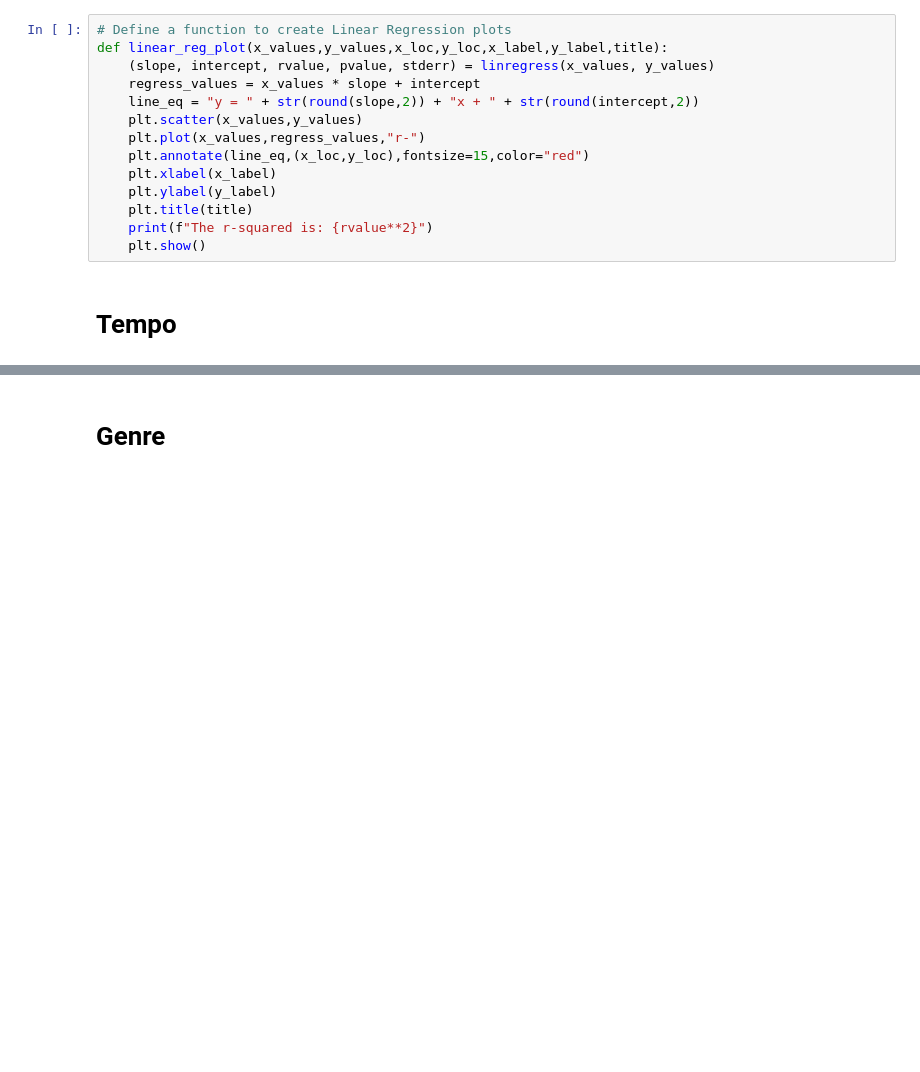
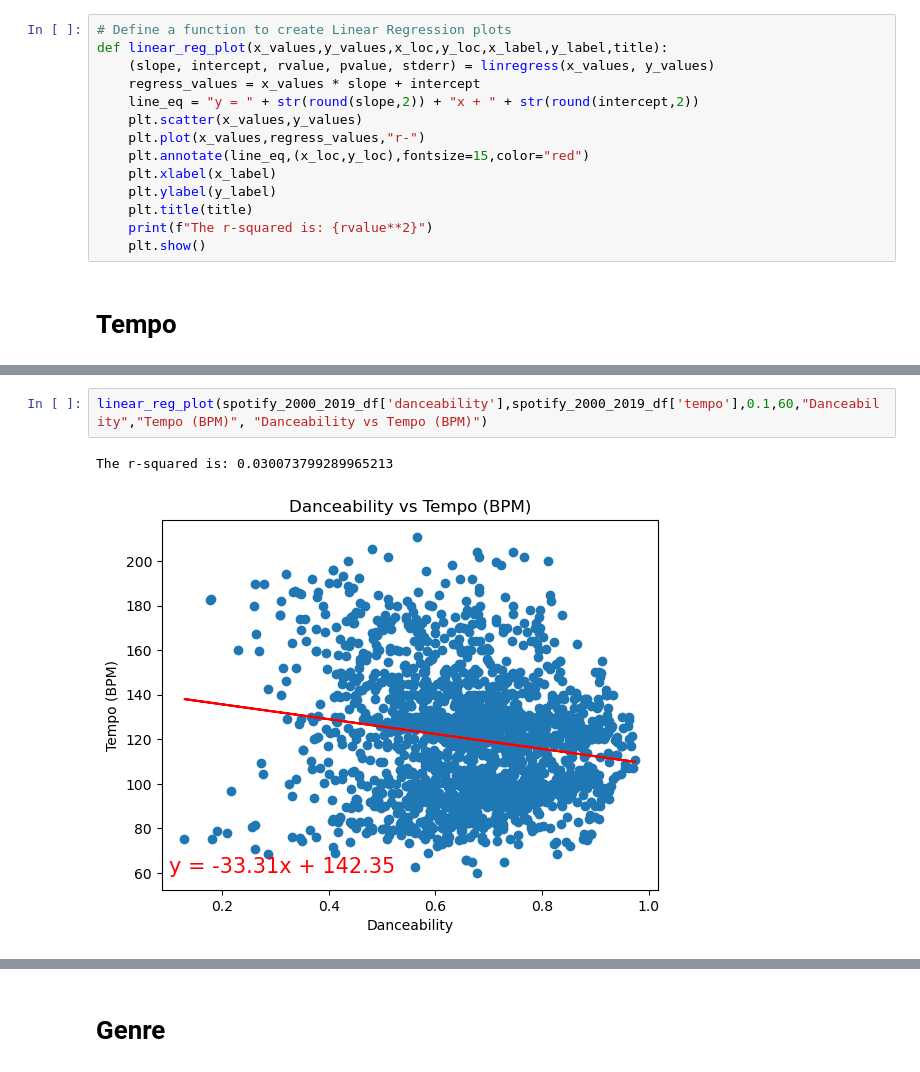
Before and after one commit to RyWheliss96/project-one, a Jupyter notebook: tempo_genre.ipynb, the cells around one changed output, grey strips where cells are left out. Saved outputs shown, nothing was run; the diff lists cells and outputs as text; blank space fills up the shorter version.

```diff
--- a/tempo_genre.ipynb
+++ b/tempo_genre.ipynb
@@ -42,0 +48,5 @@ The r-squared is: 0.00020416023921502078
+# %%
+linear_reg_plot(spotify_2000_2019_df['danceability'],spotify_2000_2019_df['tempo'],0.1,60,"Danceability","Tempo (BPM)", "Danceability vs Tempo (BPM)")
+# %% [output]
+The r-squared is: 0.030073799289965213
+[figure, added]
```
Also changed, not shown: parts of 4 cells of this notebook, 1 other file.
